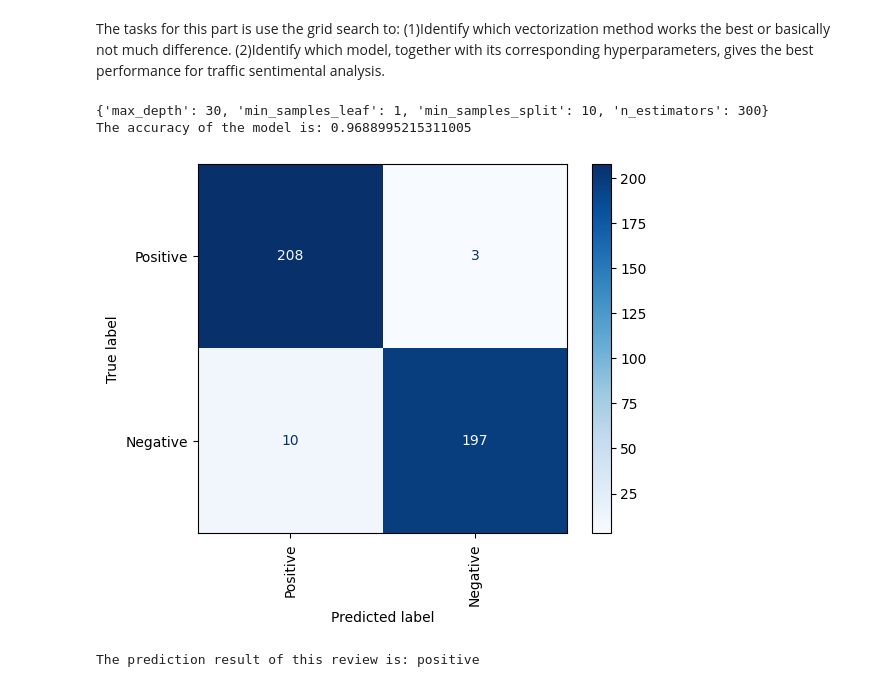
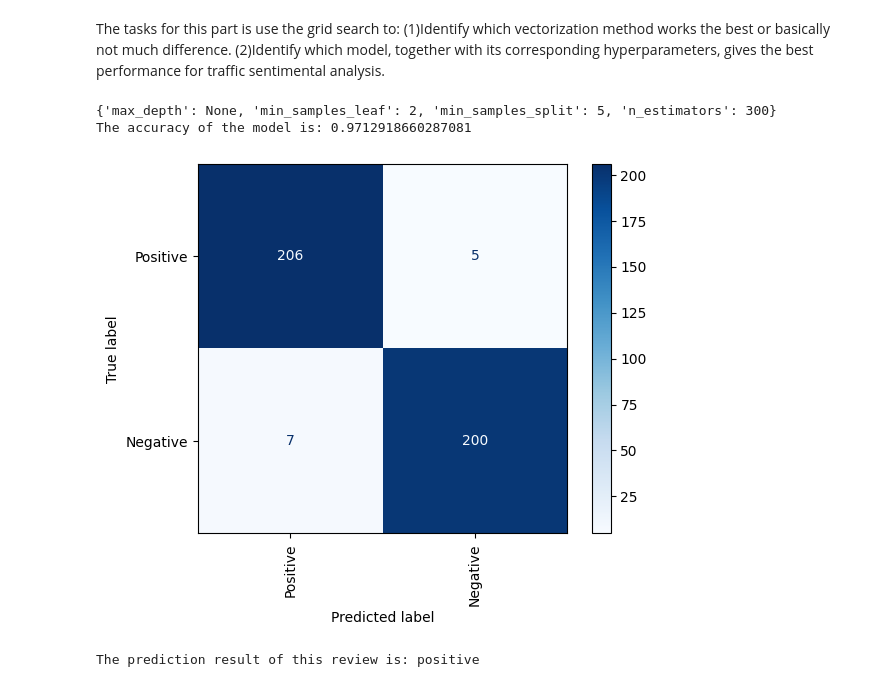
Before and after one commit to qianqiuyanshen/AI_AH2179_Assignment, a Jupyter notebook: Exercise_4_Text_classification.ipynb, the cells around one changed output. Drawn from its saved outputs; the diff is of its cells as text; code cells hidden in the pictures.

```diff
--- a/Exercise_4_Text_classification.ipynb
+++ b/Exercise_4_Text_classification.ipynb
@@ -397,10 +397,10 @@ from sklearn.model_selection import GridSearchCV
 # vectorizer = CountVectorizer(ngram_range=(1, 2), stop_words='english',min_df=20)
 
 #(2) #HashingVectorizer
-# vectorizer = HashingVectorizer(ngram_range=(1, 2), n_features=200)
+vectorizer = HashingVectorizer(ngram_range=(1, 2), n_features=200)
 
 #(3)TfidfVectorizer
-vectorizer = TfidfVectorizer(min_df=20,norm='l2',smooth_idf=True,use_idf=True,ngram_range=(1, 1),stop_words='english')
+# vectorizer = TfidfVectorizer(min_df=20,norm='l2',smooth_idf=True,use_idf=True,ngram_range=(1, 1),stop_words='english')
 
 #-*-*-*-*-*-*chose different vectorization-*-*-*-*-*-*
 
@@ -442,42 +442,42 @@ param_grid = {
 
 
 #(5)SVM
-#model= SVC(probability=True)
+# model= SVC(probability=True)
 
 #this is an example to use the grid search to find the best parameter for SVM model
 #param_grid` specifies the hyperparameter grid to search over： kernel types ('linear', 'rbf', 'poly') and regularization strength C values（0.1, 1, 10）.
-#param_grid = {'kernel': ['linear', 'rbf', 'poly'],'C': [0.1, 1, 10]}
+# param_grid = {'kernel': ['linear', 'rbf', 'poly'],'C': [0.1, 1, 10]}
 
 #(6)Naïve Bayes models
 # model=BernoulliNB()
 # param_grid = {'alpha': [0.1, 0.5, 1],'force_alpha': [True,False]}
 
 #`grid_search` performs a grid search with 5-fold cross-validation and evaluates models based on accuracy.
 grid_search = GridSearchCV(estimator=model, param_grid=param_grid, cv=5, scoring='accuracy')
 
 #`fit` method fits the model to the training data, systematically trying out all parameter combinations.
 grid_search.fit(x_train, y_train)
 
 #`best_params` and `best_score` store the best hyperparameters and their corresponding accuracy score.
 best_params = grid_search.best_params_
 print(best_params)
 best_score = grid_search.best_score_
 
 #The `model` is updated with the best estimator found during the grid search, which can be used for further analysis.
 model = grid_search.best_estimator_
 
 
 
 #-*-*-*-*-*-*-*-*-*-*-*-*-*-*-*-*-*-*
 
 cmd.from_estimator(model, x_test, y_test,display_labels=['Positive','Negative'],cmap='Blues', xticks_rotation='vertical')
 
 #calculate accuracy
 print('The accuracy of the model is: '+str(accuracy_score(y_test,model.predict(x_test))))
 # %% [output]
-{'max_depth': 30, 'min_samples_leaf': 1, 'min_samples_split': 10, 'n_estimators': 300}
-The accuracy of the model is: 0.9688995215311005
+{'max_depth': None, 'min_samples_leaf': 2, 'min_samples_split': 5, 'n_estimators': 300}
+The accuracy of the model is: 0.9712918660287081
-[figure, old version]
+[figure, new version]
 # %%
 # Here you change the reviews
 text = 'Adayala road is clear'
```
Also changed, not shown: parts of 2 cells of this notebook.
